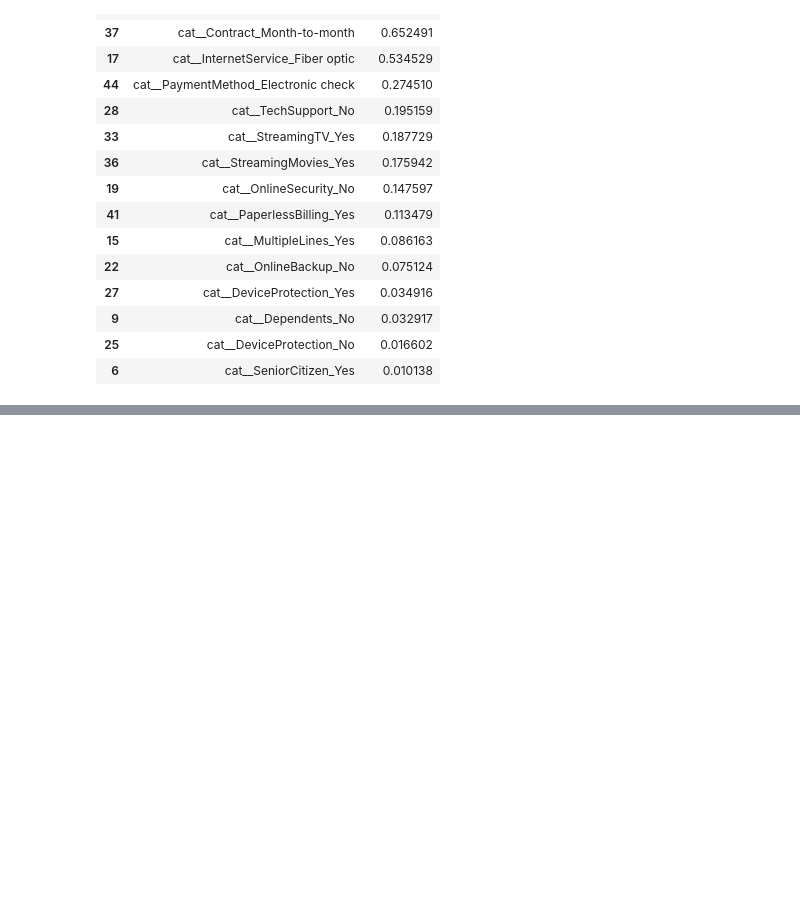
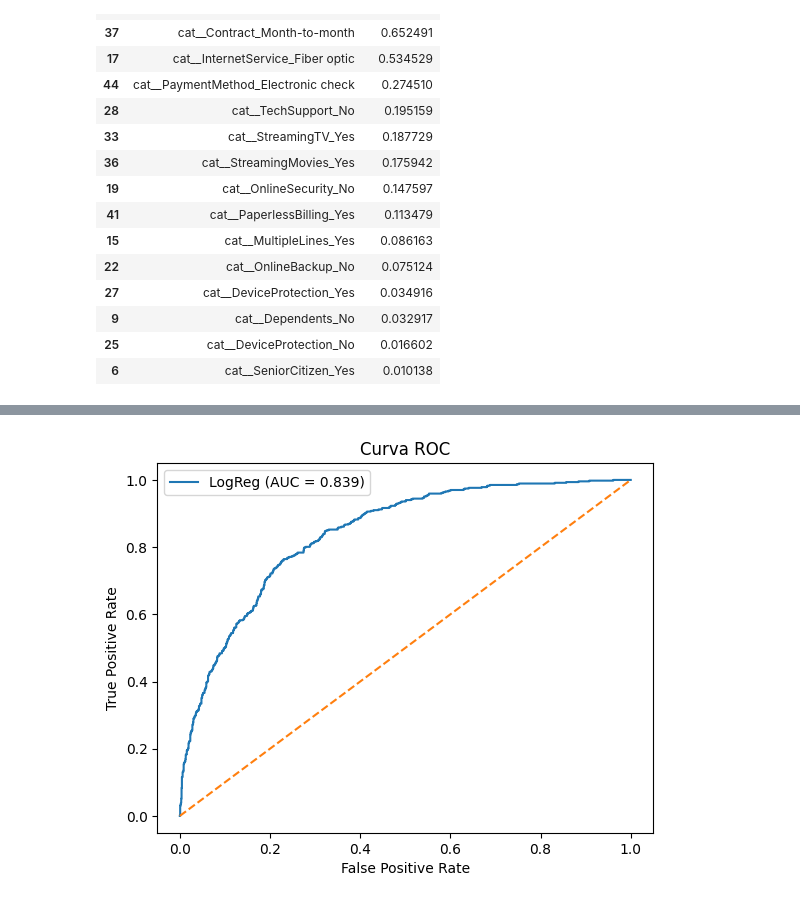
Before and after one commit to alexandre-sbrissia/challenge-Telecon-X-2, a Jupyter notebook: TelleconX.ipynb, the cells around one changed output, grey strips where cells are left out. Drawn from its saved outputs; the diff is of its cells as text; code cells hidden in the pictures; blank space fills up the shorter version.

```diff
--- a/TelleconX.ipynb
+++ b/TelleconX.ipynb
@@ -258,0 +293,16 @@ importance.head(15)
+# %%
+from sklearn.metrics import roc_curve
+import matplotlib.pyplot as plt
+
+fpr, tpr, _ = roc_curve(y_test, proba)
+
+plt.figure()
+plt.plot(fpr, tpr, label='LogReg (AUC = %.3f)' % roc_auc_score(y_test, proba))
+plt.plot([0,1],[0,1],'--')
+plt.xlabel('False Positive Rate')
+plt.ylabel('True Positive Rate')
+plt.title('Curva ROC')
+plt.legend()
+plt.show()
+# %% [output]
+[figure, added]
```
Also changed, not shown: parts of 4 cells of this notebook.
